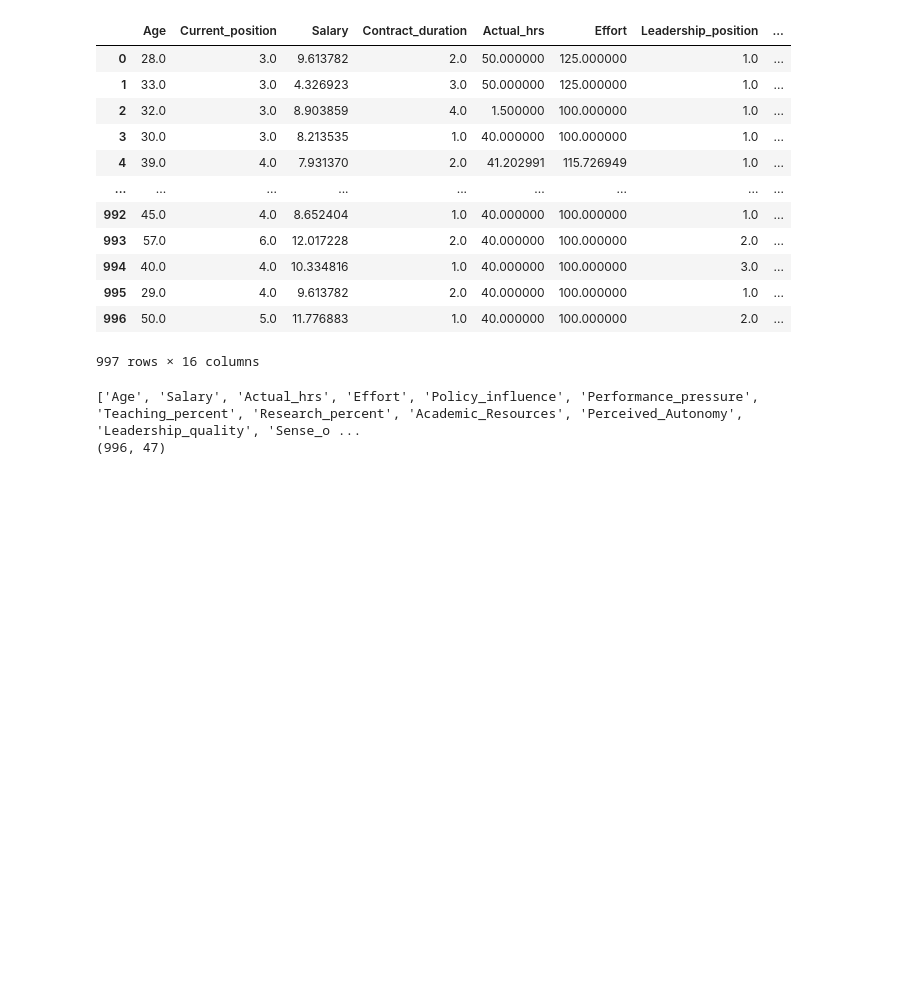
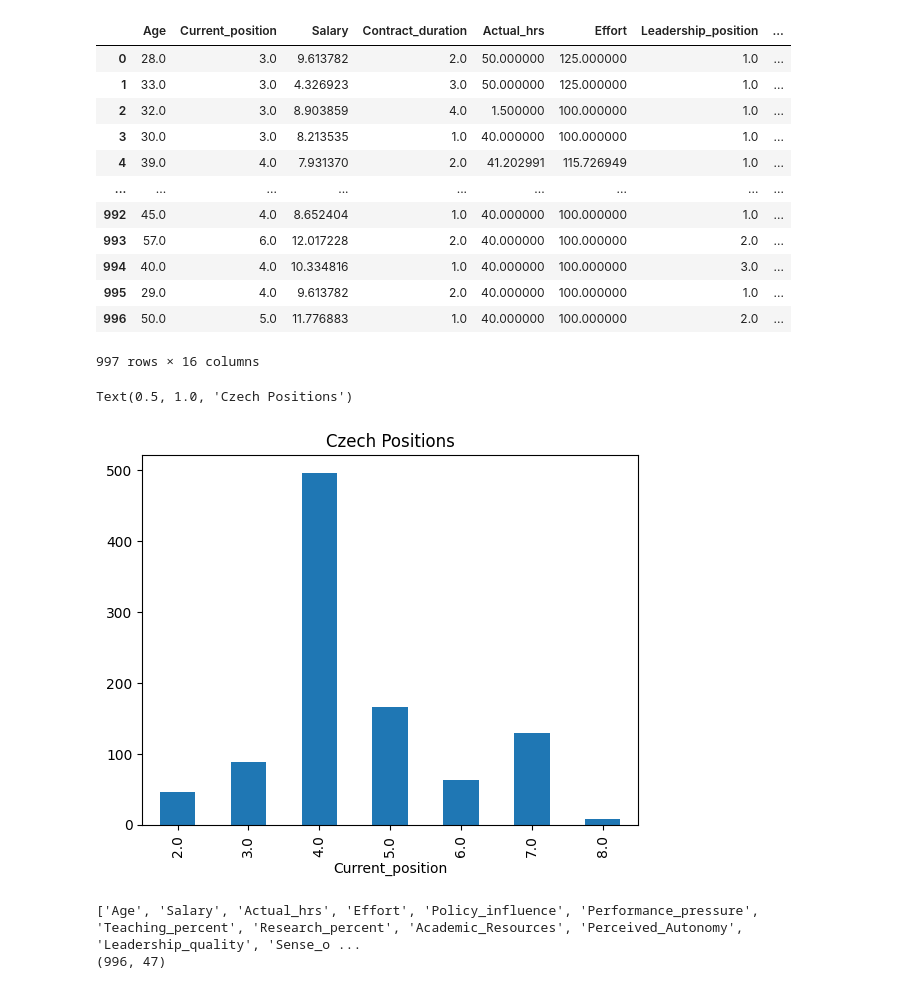
Before and after one commit to AndreiAf02/Job-Satisfaction, a Jupyter notebook: Job_Satisfaction_CZ.ipynb, the cells around one changed output. Saved outputs shown, nothing was run; the diff lists cells and outputs as text; code cells hidden in the pictures; blank space fills up the shorter version.

```diff
--- a/Job_Satisfaction_CZ.ipynb
+++ b/Job_Satisfaction_CZ.ipynb
@@ -561,6 +545,12 @@ data_cz_formatted_academic
 | 995 | 29.0 | 4.0 | 9.613782 | 2.0 | 40.000000 | 100.000000 | 1.0 | ... |
 | 996 | 50.0 | 5.0 | 11.776883 | 1.0 | 40.000000 | 100.000000 | 2.0 | ... |
 997 rows × 16 columns
+# %%
+data_cz_formatted_academic['Current_position'].value_counts().sort_index().plot(kind='bar')
+plt.title('Czech Positions')
+# %% [output]
+Text(0.5, 1.0, 'Czech Positions')
+[figure, added]
 # %%
 ## Creating dummy variables for the categorical variables Current Position, Contract Duration, and Leadership Position:
 
```
Also changed, not shown: parts of 7 cells of this notebook.
